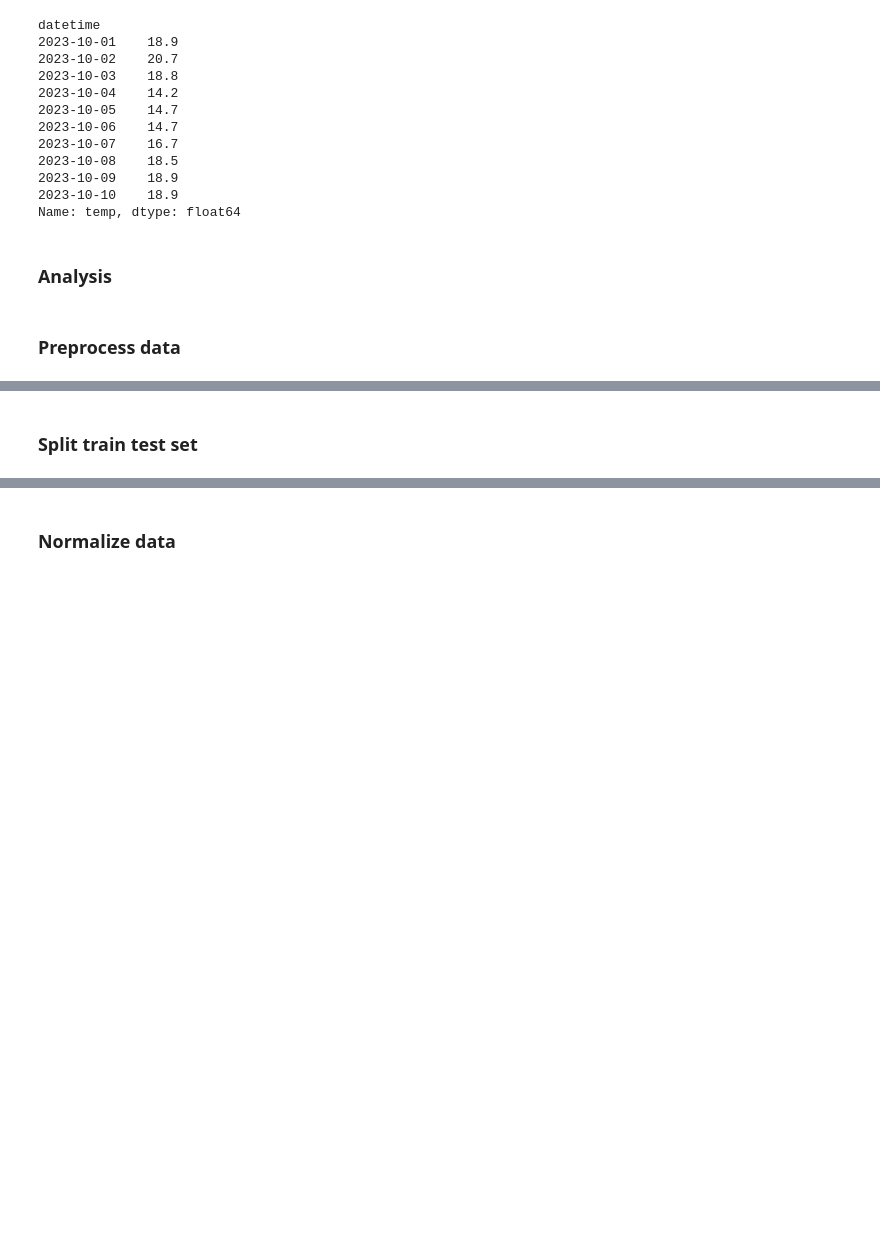
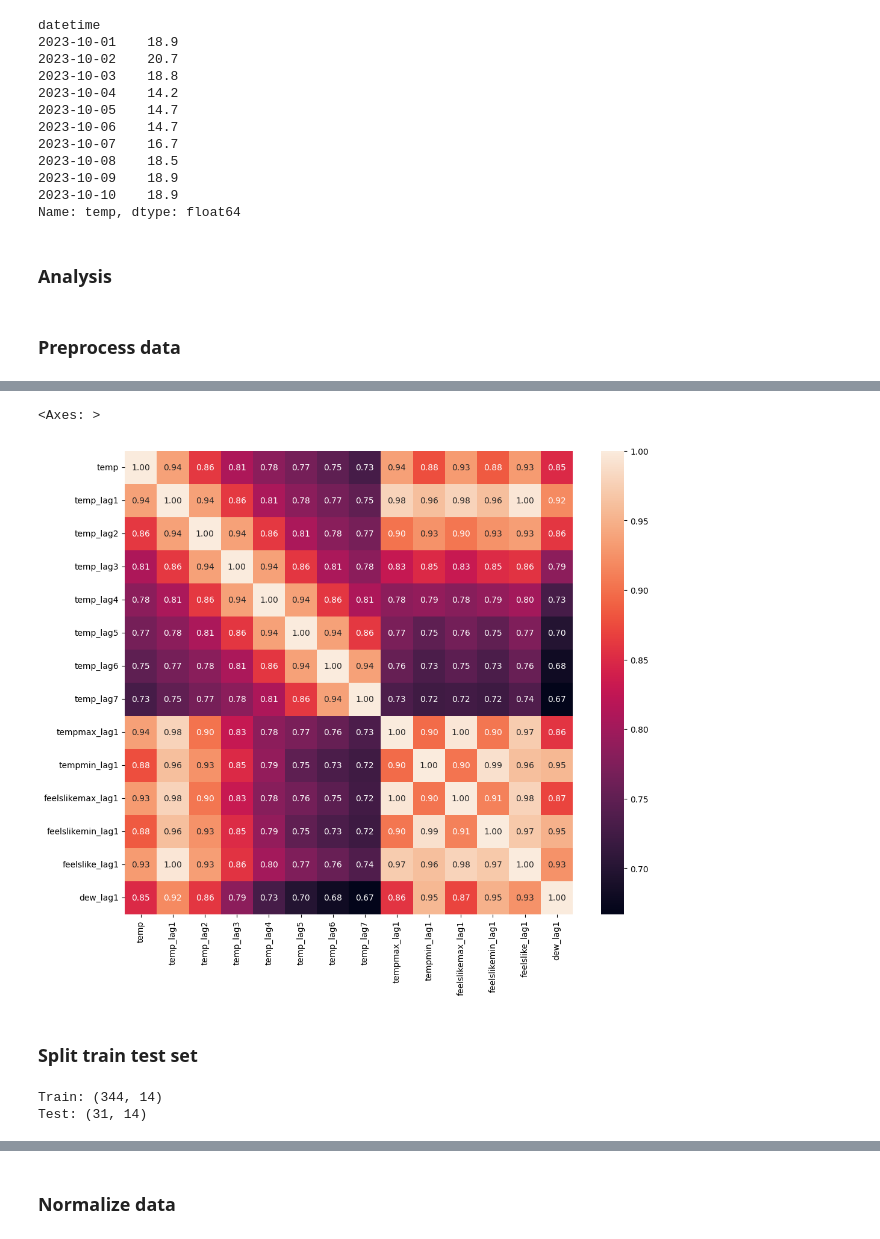
Before and after one commit to dangnguyen2910/temperature_forecasting, a Jupyter notebook: src/lstm.ipynb, the cells around one changed output, grey strips where cells are left out. Cells and saved outputs as stored; diff of their text form; code cells hidden in the pictures; blank space fills up the shorter version.

```diff
--- a/src/lstm.ipynb
+++ b/src/lstm.ipynb
@@ -107,0 +108,20 @@ le
+# %%
+def lag_embedding_feature(df,ts, lags):
+    ts_name = ts.name
+    for i in range(lags):
+        shift_ts = ts.shift(i+1).rename(f"{ts_name}_lag{i+1}")
+        df = pd.concat([df, shift_ts], axis=1)
+
+    df = df.dropna()
+
+    return df
+
+df_lag = lag_embedding_feature(temp_lag, df['tempmax'], lags=1)
+df_lag = lag_embedding_feature(df_lag, df['tempmin'], lags=1)
+df_lag = lag_embedding_feature(df_lag, df['feelslikemax'], lags=1)
+df_lag = lag_embedding_feature(df_lag, df['feelslikemin'], lags=1)
+df_lag = lag_embedding_feature(df_lag, df['feelslike'], lags=1)
+df_lag = lag_embedding_feature(df_lag, df['dew'], lags=1)
+
+print(df_lag.shape)
+df_lag.head(3)
@@ -108,11 +135,20 @@ le
+# %%
+plt.figure(figsize=(12,10))
+sns.heatmap(df_lag.corr(), annot=True,fmt='.2f')
+# %% [output]
+<Axes: >
+[figure, added]
 # %% [markdown]
 ### Split train test set
 # %%
-train = temp_lag[temp_lag.index <= pd.to_datetime('2024/09/15')]
-test = temp_lag[temp_lag.index > pd.to_datetime('2024/09/15')]
+train = df_lag[df_lag.index <= pd.to_datetime('2024/09/15')]
+test = df_lag[df_lag.index > pd.to_datetime('2024/09/15')]
 
 print(f"Train: {train.shape}")
 print(f"Test: {test.shape}")
+# %% [output]
+Train: (344, 14)
+Test: (31, 14)
 # %%
 fig = plt.figure(figsize=(15,4))
 
```
Also changed, not shown: parts of 17 cells of this notebook.
